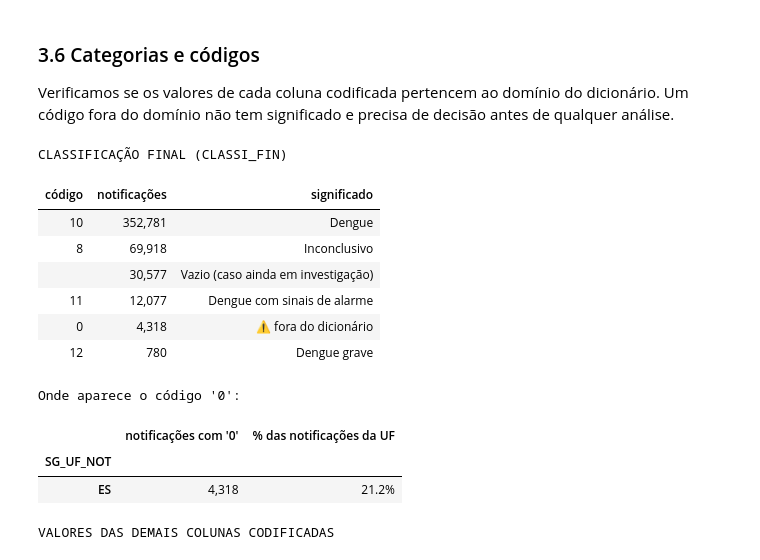
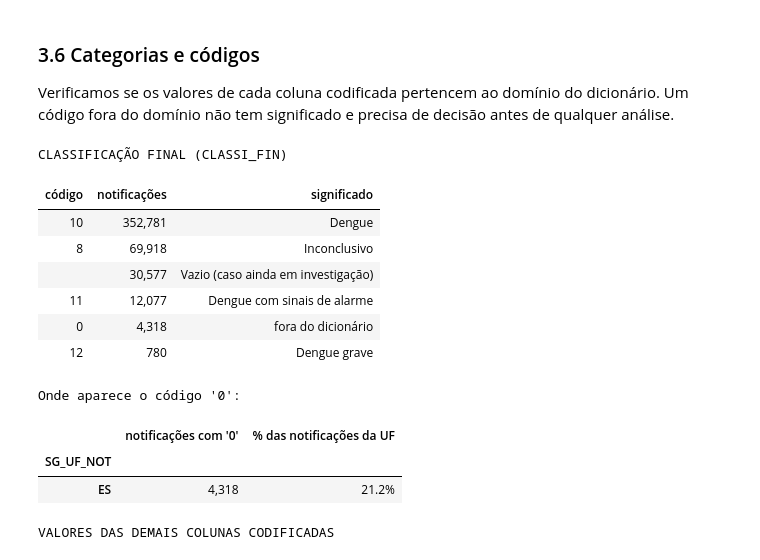
Before and after one commit to JoaoVictorCarvalho07/api-dados-abertos-saude, a Jupyter notebook: ra1/ra1_dengue_2026.ipynb, the cells around one changed output. Saved outputs shown, nothing was run; the diff lists cells and outputs as text; code cells hidden in the pictures.

```diff
--- a/ra1/ra1_dengue_2026.ipynb
+++ b/ra1/ra1_dengue_2026.ipynb
@@ -457,31 +453,31 @@ Verificamos se os valores de cada coluna codificada pertencem ao domínio do dic
 # %%
 classificacao = df_original["CLASSI_FIN"]
 tabela_classificacao = classificacao.fillna("<vazio>").value_counts().rename_axis("código").reset_index(name="notificações")
 tabela_classificacao["significado"] = (
     tabela_classificacao["código"]
     .map({**CLASSIFICACAO_FINAL, "<vazio>": "Vazio (caso ainda em investigação)"})
-    .fillna("⚠ fora do dicionário")
+    .fillna("fora do dicionário")
 )
 print("CLASSIFICAÇÃO FINAL (CLASSI_FIN)")
 display(tabela_classificacao.style.format({"notificações": "{:,.0f}"}).hide(axis="index"))
 
 classificacao_fora_dominio = int((classificacao.notna() & ~classificacao.isin(list(CLASSIFICACAO_FINAL))).sum())
 classificacao_vazia = int(classificacao.isna().sum())
 
 uf_de_notificacao = df_original["SG_UF_NOT"].map(UF_POR_CODIGO)
 codigo_zero = (classificacao == "0").fillna(False).astype(bool)
 zero_por_uf = codigo_zero.groupby(uf_de_notificacao).agg(["sum", "mean"])
 zero_por_uf = zero_por_uf[zero_por_uf["sum"] > 0].rename(columns={"sum": "notificações com '0'", "mean": "% das notificações da UF"})
 print("\nOnde aparece o código '0':")
 display(zero_por_uf.style.format({"notificações com '0'": "{:,.0f}", "% das notificações da UF": "{:.1%}"}))
 # %% [output]
 CLASSIFICAÇÃO FINAL (CLASSI_FIN)
 | código | notificações | significado |
 | 10 | 352,781 | Dengue |
 | 8 | 69,918 | Inconclusivo |
 |  | 30,577 | Vazio (caso ainda em investigação) |
 | 11 | 12,077 | Dengue com sinais de alarme |
-| 0 | 4,318 | ⚠ fora do dicionário |
+| 0 | 4,318 | fora do dicionário |
 | 12 | 780 | Dengue grave |
 Onde aparece o código '0':
 |  | notificações com '0' | % das notificações da UF |
```
Also changed, not shown: parts of 15 cells of this notebook, 2 other files.
